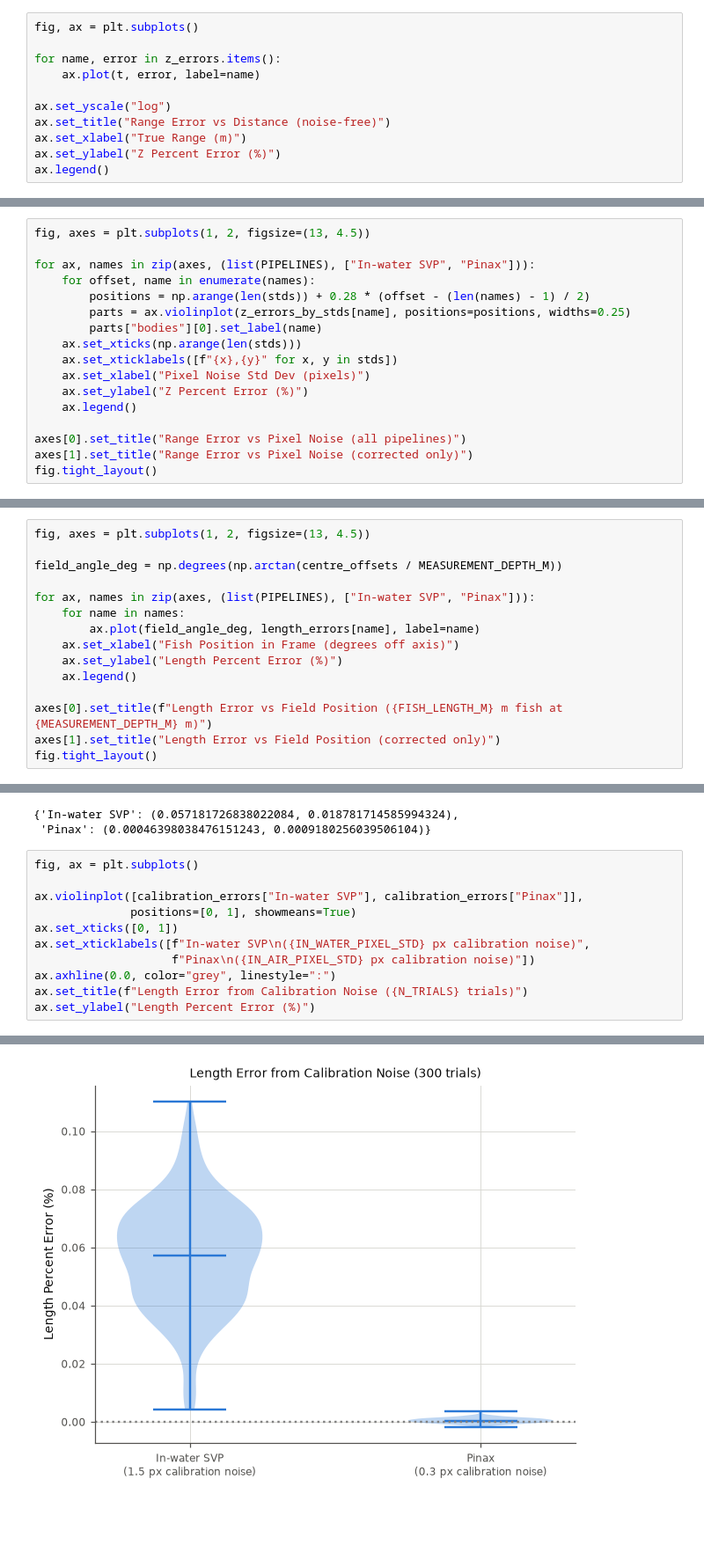
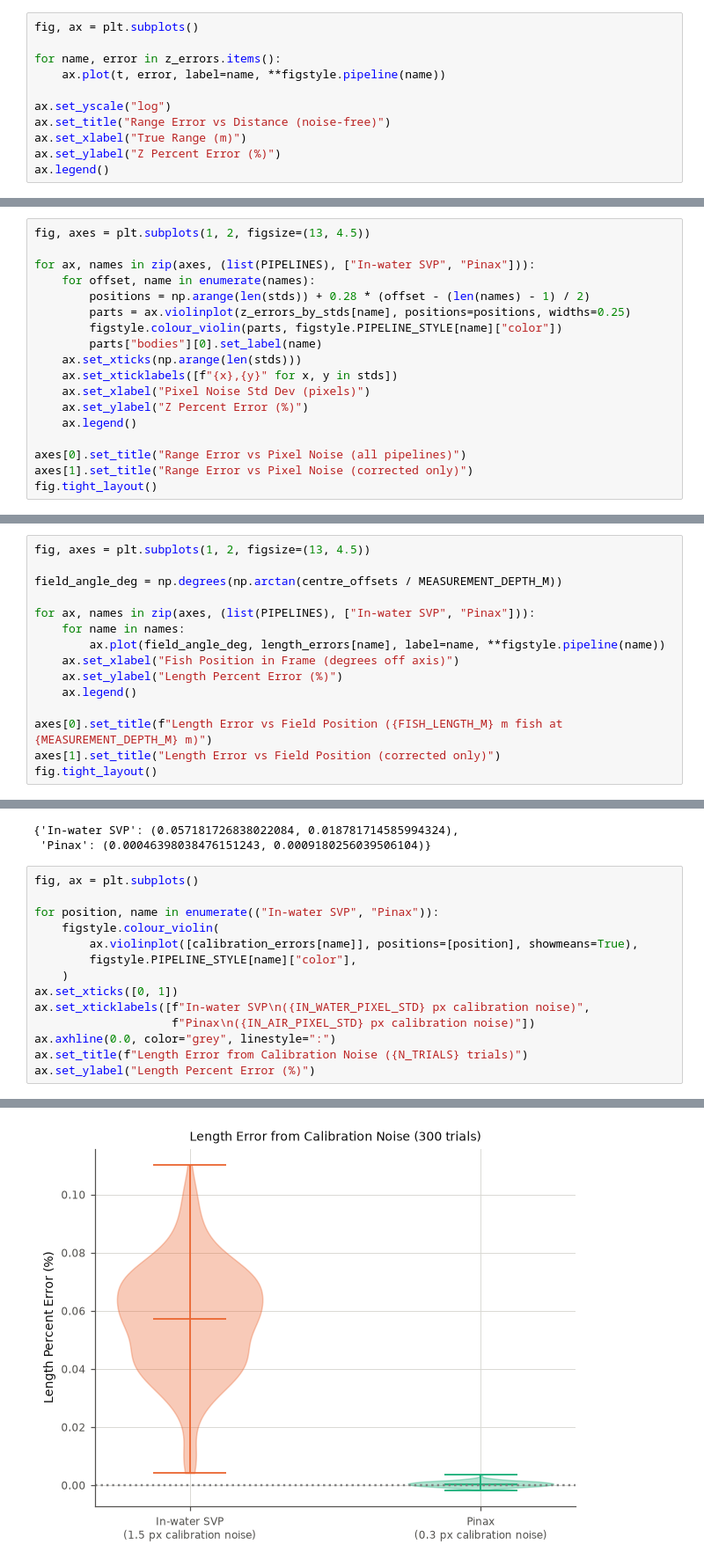
Before and after one commit to UCSD-E4E/wuwnet-fishsense2026, a Jupyter notebook: refraction_analysis/flat_port_refraction.ipynb, the cells around one changed output, grey strips where cells are left out. Shown at 88% size. Cells and saved outputs as stored; diff of their text form; blank space fills up the shorter version.

```diff
--- a/refraction_analysis/flat_port_refraction.ipynb
+++ b/refraction_analysis/flat_port_refraction.ipynb
@@ -347,7 +347,7 @@ for name, back_project in PIPELINES.items():
 fig, ax = plt.subplots()
 
 for name, error in z_errors.items():
-    ax.plot(t, error, label=name)
+    ax.plot(t, error, label=name, **figstyle.pipeline(name))
 
 ax.set_yscale("log")
 ax.set_title("Range Error vs Distance (noise-free)")
@@ -391,6 +391,7 @@ for ax, names in zip(axes, (list(PIPELINES), ["In-water SVP", "Pinax"])):
     for offset, name in enumerate(names):
         positions = np.arange(len(stds)) + 0.28 * (offset - (len(names) - 1) / 2)
         parts = ax.violinplot(z_errors_by_stds[name], positions=positions, widths=0.25)
+        figstyle.colour_violin(parts, figstyle.PIPELINE_STYLE[name]["color"])
         parts["bodies"][0].set_label(name)
     ax.set_xticks(np.arange(len(stds)))
     ax.set_xticklabels([f"{x},{y}" for x, y in stds])
@@ -465,7 +466,7 @@ field_angle_deg = np.degrees(np.arctan(centre_offsets / MEASUREMENT_DEPTH_M))
 
 for ax, names in zip(axes, (list(PIPELINES), ["In-water SVP", "Pinax"])):
     for name in names:
-        ax.plot(field_angle_deg, length_errors[name], label=name)
+        ax.plot(field_angle_deg, length_errors[name], label=name, **figstyle.pipeline(name))
     ax.set_xlabel("Fish Position in Frame (degrees off axis)")
     ax.set_ylabel("Length Percent Error (%)")
     ax.legend()
@@ -705,17 +706,20 @@ for _ in tqdm(range(N_TRIALS)):
 # %%
 fig, ax = plt.subplots()
 
-ax.violinplot([calibration_errors["In-water SVP"], calibration_errors["Pinax"]],
-              positions=[0, 1], showmeans=True)
+for position, name in enumerate(("In-water SVP", "Pinax")):
+    figstyle.colour_violin(
+        ax.violinplot([calibration_errors[name]], positions=[position], showmeans=True),
+        figstyle.PIPELINE_STYLE[name]["color"],
+    )
 ax.set_xticks([0, 1])
 ax.set_xticklabels([f"In-water SVP\n({IN_WATER_PIXEL_STD} px calibration noise)",
                     f"Pinax\n({IN_AIR_PIXEL_STD} px calibration noise)"])
 ax.axhline(0.0, color="grey", linestyle=":")
 ax.set_title(f"Length Error from Calibration Noise ({N_TRIALS} trials)")
 ax.set_ylabel("Length Percent Error (%)")
 # %% [output]
 Text(0, 0.5, 'Length Percent Error (%)')
-[figure, old version]
+[figure, new version]
 # %% [markdown]
 The spread is about **20x tighter** for Pinax, which is far more than the 5x
 ratio of the input noise. The extra amplification is not about the water: the SVP
```
Also changed, not shown: parts of 2 cells of this notebook, 22 other files.
